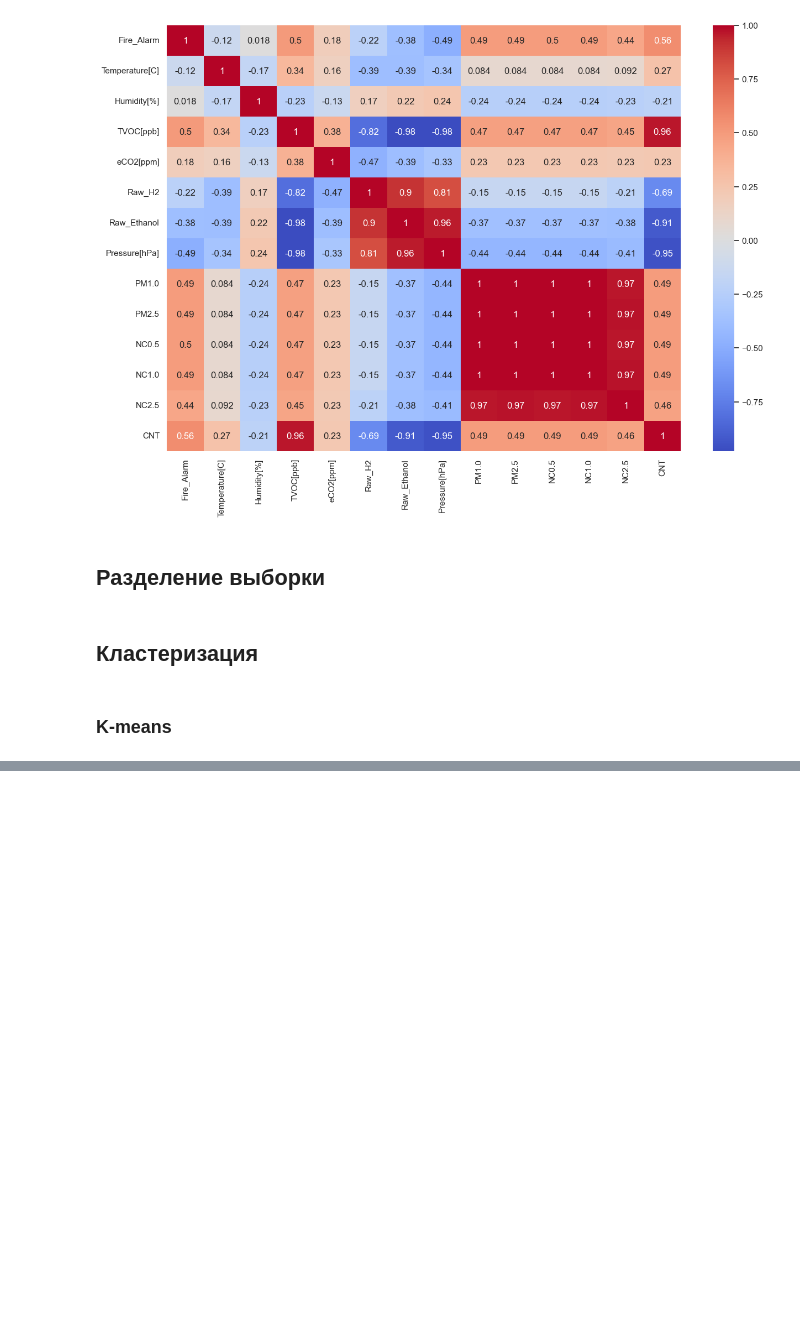
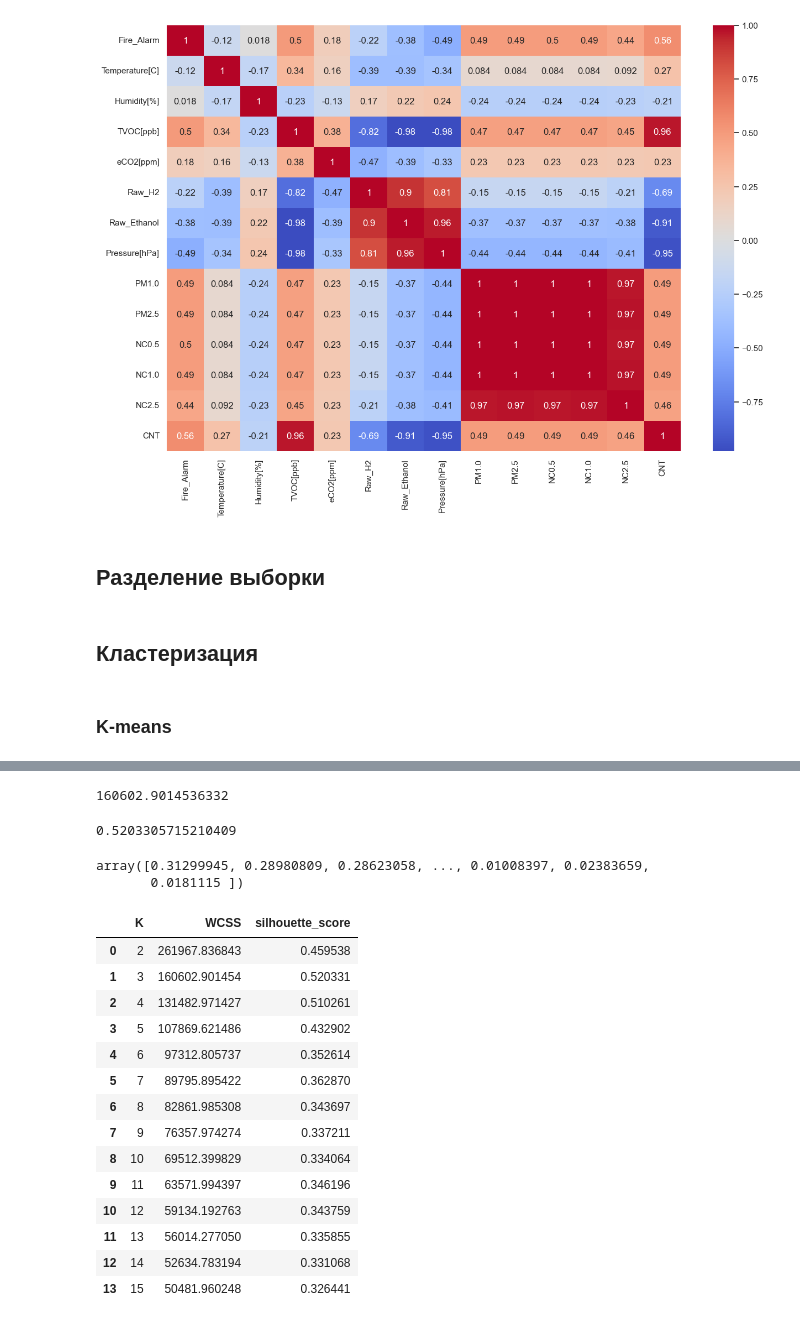
Before and after one commit to RabbiPaw/Mash.Obych, a Jupyter notebook: notebooks/Lab6.ipynb, the cells around one changed output, grey strips where cells are left out. Saved outputs shown, nothing was run; the diff lists cells and outputs as text; code cells hidden in the pictures; blank space fills up the shorter version.

```diff
--- a/notebooks/Lab6.ipynb
+++ b/notebooks/Lab6.ipynb
@@ -1034,0 +1094,4 @@ TypeError: list indices must be integers or slices, not tuple
+# %%
+kmeans_fit.inertia_ # это общая WCSS.
+# %% [output]
+160602.9014536332
@@ -1034,0 +1100,9 @@ TypeError: list indices must be integers or slices, not tuple
+# %%
+silhouette_score(df_sc, kmeans.labels_)
+# %% [output]
+0.5203305715210409
+# %%
+silhouette_samples(df_sc,kmeans.labels_)
+# %% [output]
+array([0.31299945, 0.28980809, 0.28623058, ..., 0.01008397, 0.02383659,
+       0.0181115 ])
@@ -1034,0 +1119,19 @@ TypeError: list indices must be integers or slices, not tuple
+# %%
+optimal_k = pd.DataFrame({'K':range(2,K+1), 'WCSS':WCSS, 'silhouette_score':silhouette_coefficients})
+optimal_k
+# %% [output]
+|  | K | WCSS | silhouette_score |
+| 0 | 2 | 261967.836843 | 0.459538 |
+| 1 | 3 | 160602.901454 | 0.520331 |
+| 2 | 4 | 131482.971427 | 0.510261 |
+| 3 | 5 | 107869.621486 | 0.432902 |
+| 4 | 6 | 97312.805737 | 0.352614 |
+| 5 | 7 | 89795.895422 | 0.362870 |
+| 6 | 8 | 82861.985308 | 0.343697 |
+| 7 | 9 | 76357.974274 | 0.337211 |
+| 8 | 10 | 69512.399829 | 0.334064 |
+| 9 | 11 | 63571.994397 | 0.346196 |
+| 10 | 12 | 59134.192763 | 0.343759 |
+| 11 | 13 | 56014.277050 | 0.335855 |
+| 12 | 14 | 52634.783194 | 0.331068 |
+| 13 | 15 | 50481.960248 | 0.326441 |
```
Also changed, not shown: parts of 58 cells of this notebook.
